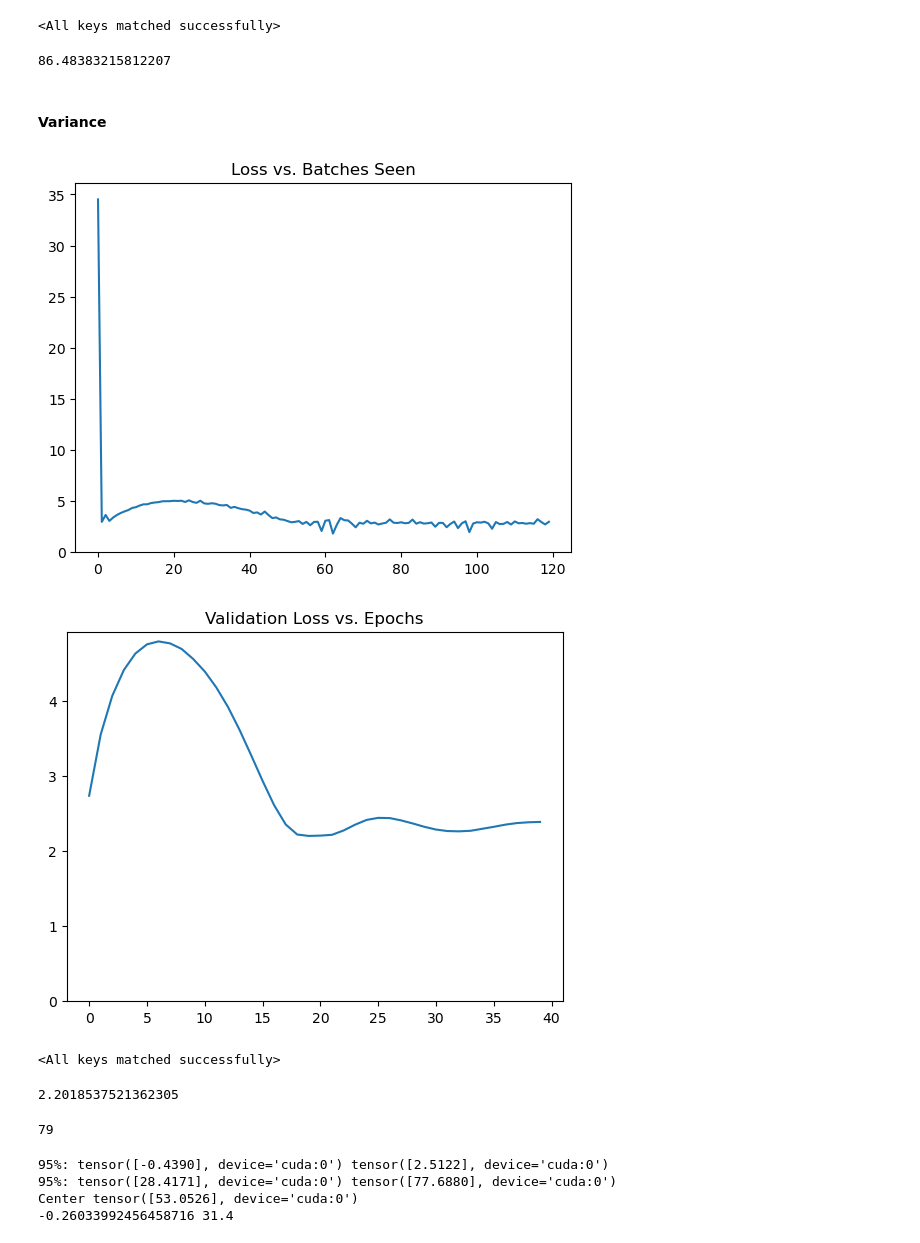
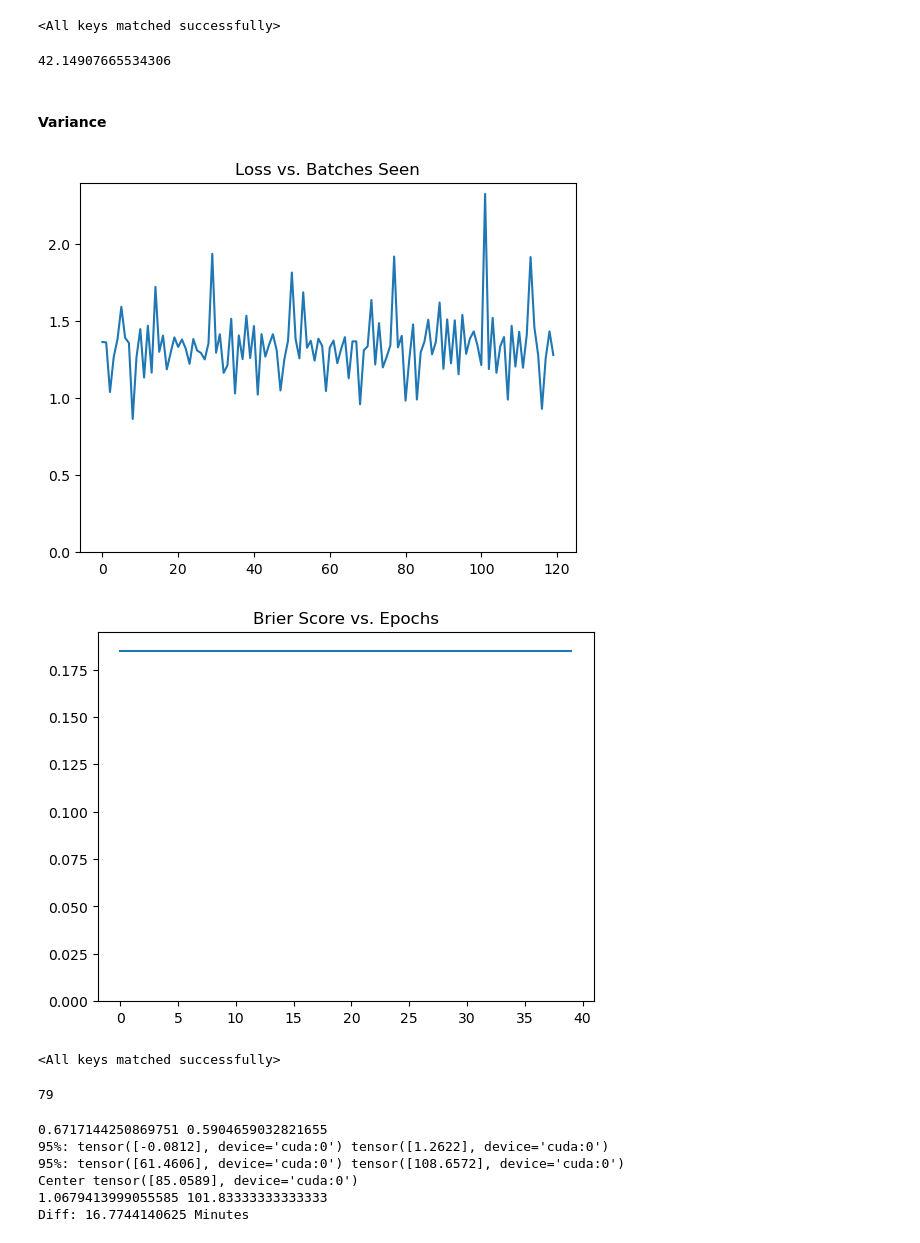
Before and after one commit to bell-boy/SeizureSense, a Jupyter notebook: Prototyping.ipynb, the cells around one changed output. Saved outputs shown, nothing was run; the diff lists cells and outputs as text; code cells hidden in the pictures.

```diff
--- a/Prototyping.ipynb
+++ b/Prototyping.ipynb
@@ -300,5 +539,5 @@ ronly_data = RegressionOnly(512, 1, "/root/physionet.org/files/chbmit/1.0.0/chb0
 # %%
-class MultHeadCNN(torch.nn.Module):
+class MultHeadCNN(L.LightningModule):
   def __init__(self):
     super().__init__()
     self.feature_extract = torch.nn.Sequential(
@@ -333,15 +572,15 @@ class MultHeadCNN(torch.nn.Module):
     )
     self.mode_val = 0 # classifcation, regression, window
 
-  def forward(self, data):
-    features = self.feature_extract(data)
+  def training_step(self, batch, batch_idx):
+    features = self.feature_extract(batch)
     if self.mode_val == 0:
-      return self.classifcation_head(features)
+      self.classifcation_head(features)
     elif self.mode_val == 1:
-      return self.regression_head(features).flatten()
+      self.regression_head(features).flatten()
     else:
-      reg = self.regression_head(features.detach()).detach()
-      return reg.flatten(), self.variance_head(features.detach()).flatten()
+      reg = self.regression_head(features).detach()
+      mean, var = reg.flatten(), self.variance_head(features).flatten() ** 2
 
   def mode(self, mode):
     self.mode_val = mode
@@ -364,8 +603,8 @@ def HSRLoss(pred, label):
   mean = pred[0]
   var = pred[1]
   loss = torch.zeros_like(label)
-  loss += ((label - mean) ** 2) / ((var ** 2))
-  loss += torch.sqrt((var ** 2))
+  loss += ((label - mean) ** 2) / (2 * (var ** 2))
+  loss += torch.log(2 * torch.pi * (var ** 2)) / 2
   return loss.mean(dim=-1)
 # %%
 def train_epoch_regression(model: torch.nn.Module, dataloader: torch.utils.data.DataLoader, optim: torch.optim.Optimizer, loss_fn = torch.nn.MSELoss(), device=torch.device('cpu'), norm: tuple = (0, 1)) -> list[float]:
@@ -458,3 +695,6 @@ norm=(2144.7837, 1001.7046/(1 ** 0.5))
+# %%
+sample = torch.Tensor([label.item() for data, label in ronly_data])
+norm=(sample.mean().item(), sample.std().item()/(1 ** 0.5))
 # %% [markdown]
 #### Regression
 # %%
@@ -493,64 +733,82 @@ MHCNN.load_state_dict(torch.load("MHCNN_R.pt"))
 # %%
 test_loss = train.validate_epoch_regression(MHCNN, reg_test_dataloader, device=device, norm=norm)
 test_loss = sum(test_loss) / len(test_loss)
-print((test_loss * norm[1] + norm[0]) / 60)
+print(((test_loss ** 0.5) * norm[1]) / 60)
 # %% [output]
-86.48383215812207
+42.14907665534306
 # %% [markdown]
 #### Variance
 # %%
 # Training Varience
 MHCNN.mode(2)
+# %%
+@torch.inference_mode()
+def get_brier():
+  dataset = reg_test_data
+  n = torch.distributions.normal.Normal(0, 1)
+  brier = 0
+  for p in torch.linspace(0, .99, 20):
+    z = n.icdf((1 + p) / 2).item()
+    for data, label in dataset:
+      d = torch.Tensor(data).unsqueeze(0)
+      l = (label.item() - norm[0]) / norm[1]
+      mean, std = MHCNN(d)
+      if l >= mean.item() - std.item() * z and l <= mean.item() + std.item() * z:
+        brier += (1 - p) ** 2
+      else:
+        brier += (p) ** 2
+
+  brier/=len(dataset) * 20
+  return brier.item()
 # %%
 epochs=40
 losses = []
 val_losses = []
 best_loss = float('inf')
 for _ in tqdm(range(epochs)):
   losses.extend(train.train_epoch_regression(MHCNN, reg_train_dataloader, optim=optim, loss_fn=HSRLoss, device=device, norm=norm))
-  val_loss = train.validate_epoch_regression(MHCNN, reg_val_dataloader, device=device, loss_fn=HSRLoss, norm=norm)
-  val_loss = sum(val_loss) / len(val_loss)
+  val_loss = get_brier()
   if(val_loss < best_loss):
     torch.save(MHCNN.state_dict(), "MHCNN_V.pt")
     best_loss = val_loss
   val_losses.append(val_loss)
 
 plt.title("Loss vs. Batches Seen")
 plt.plot(losses)
 plt.ylim(bottom=0)
 plt.show()
 
-plt.title("Validation Loss vs. Epochs")
+plt.title("Brier Score vs. Epochs")
 plt.plot(val_losses)
 plt.ylim(bottom=0)
 plt.show()
 # %% [output]
-[figure, old version]
+[figure, new version]
-[figure, old version]
+[figure, new version]
 # %%
 MHCNN.load_state_dict(torch.load("MHCNN_V.pt"))
 # %% [output]
 <All keys matched successfully>
-# %%
-best_loss
-# %% [output]
-2.2018537521362305
 # %%
 len(ronly_data)
 # %% [output]
 79
 # %%
 # Seeing how individual exmples fare
-idx = 35
+idx = 3
 pred = MHCNN(torch.Tensor(ronly_data[idx][0]).unsqueeze(0))
 mean = pred[0].detach()
 var = pred[1].detach()
+print(var.item(), mean.item())
 print(f"95%: {mean - torch.abs(var)} {mean + torch.abs(var)}")
 print(f"95%: {((mean - torch.abs(var)) * norm[1] + norm[0]) / 60} {((mean + torch.abs(var)) * norm[1] + norm[0]) / 60}")
 print(f"Center {(mean * norm[1] + norm[0]) / 60}")
 print((ronly_data[idx][1] - norm[0]) / norm[1], (ronly_data[idx][1] / 60))
+print(f"Diff: {((ronly_data[idx][1] / 60) - (mean * norm[1] + norm[0]) / 60).item()} Minutes")
 # %% [output]
-95%: tensor([-0.4390], device='cuda:0') tensor([2.5122], device='cuda:0')
-95%: tensor([28.4171], device='cuda:0') tensor([77.6880], device='cuda:0')
-Center tensor([53.0526], device='cuda:0')
--0.26033992456458716 31.4
+0.6717144250869751 0.5904659032821655
+95%: tensor([-0.0812], device='cuda:0') tensor([1.2622], device='cuda:0')
+95%: tensor([61.4606], device='cuda:0') tensor([108.6572], device='cuda:0')
+Center tensor([85.0589], device='cuda:0')
+1.0679413999055585 101.83333333333333
+Diff: 16.7744140625 Minutes
```
Also changed, not shown: parts of 50 cells of this notebook, 26 other files.
